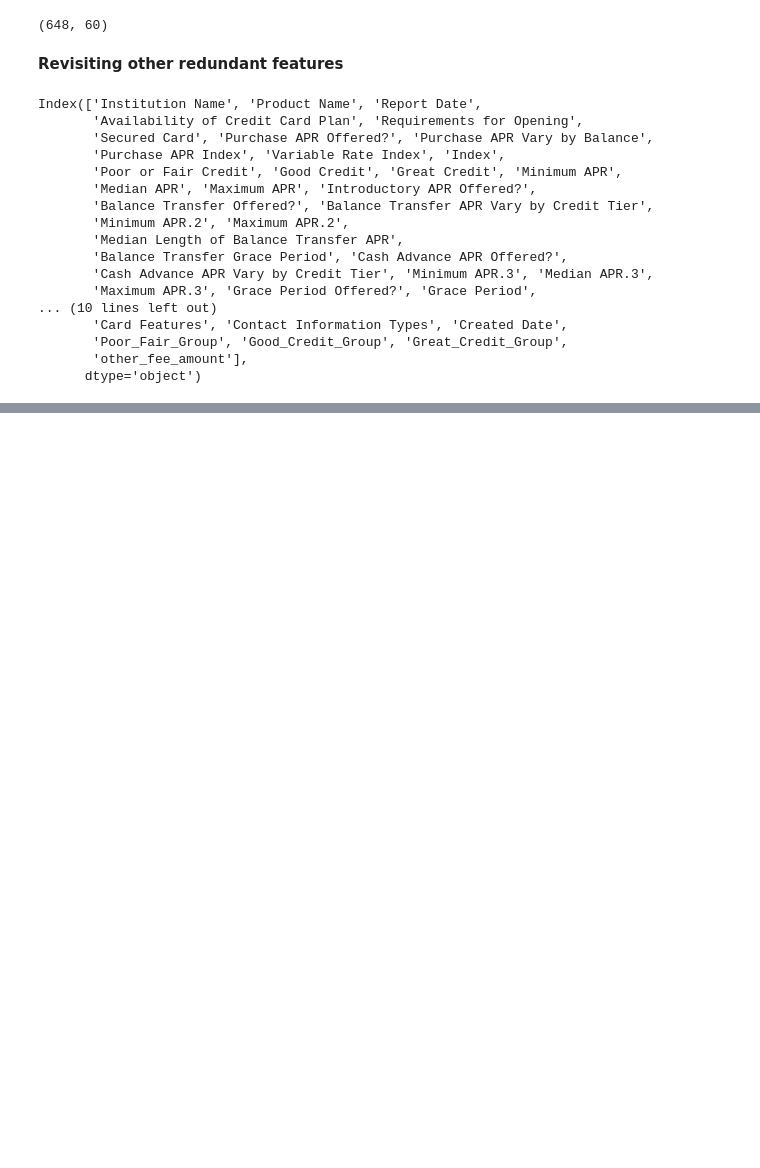
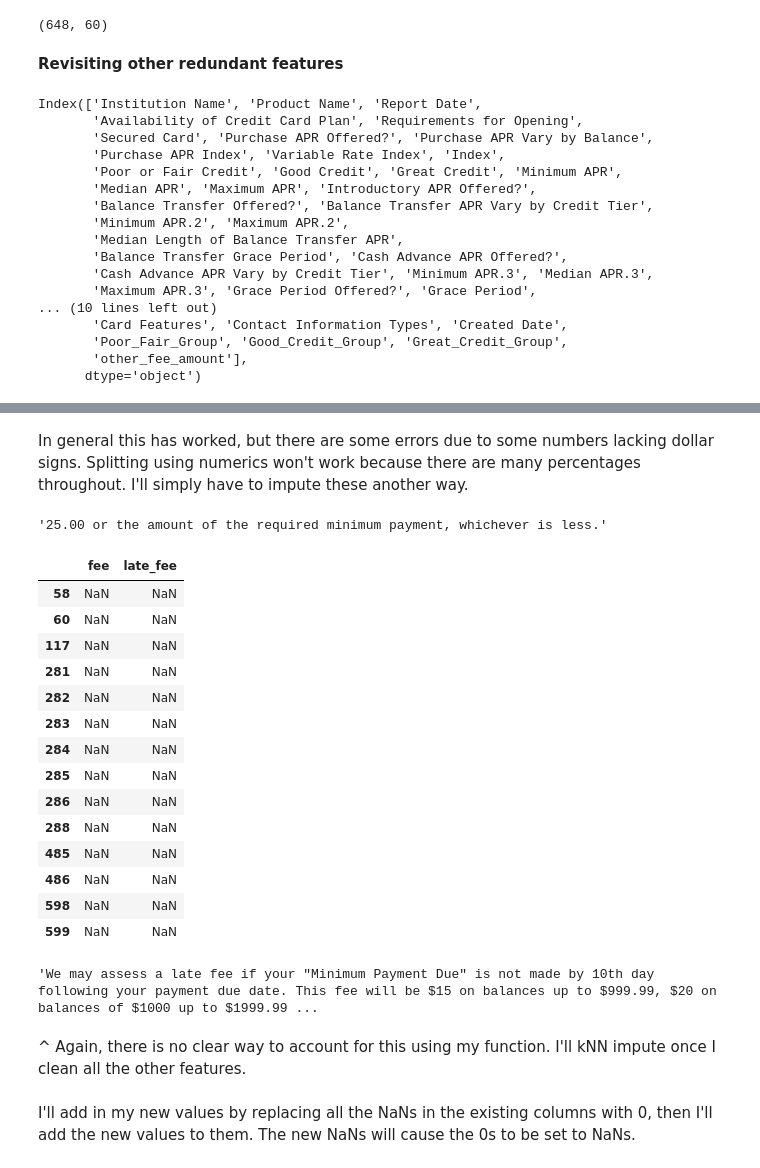
Before and after one commit to DanielGroneberg/TOP_project, a Jupyter notebook: code/01.ipynb, the cells around one changed output, grey strips where cells are left out. Cells and saved outputs as stored; diff of their text form; code cells hidden in the pictures; blank space fills up the shorter version.

```diff
--- a/code/01.ipynb
+++ b/code/01.ipynb
@@ -789,0 +1001,3 @@ Index(['Institution Name', 'Product Name', 'Report Date',
+# %%
+policy_index = df[(df['Amount (Dollars) - Late Payment Fee'].isna() == True)
+   & (df['Late Fee Policy Details'].notna())].index
@@ -789,0 +1022,32 @@ Index(['Institution Name', 'Product Name', 'Report Date',
+# %%
+def fee_imputer():
+    fees_df = pd.DataFrame(index=range(len(df)), columns=['fee', 'late_fee'])
+    for i in range(len(df)):
+        if i in policy_index:
+            policy = df['Late Fee Policy Details'][i].split('$')[1:]
+            temp_df = pd.DataFrame(index=[i], columns=['fee', 'late_fee'])
+
+            if len(policy) == 2:
+                policy[0] = policy[0].replace(',', '').strip('.').split('.')[0].split(' ')[0]
+                policy[1] = policy[1].replace(',', '').strip('.').split('.')[0].split(' ')[0]
+
+                temp_df['fee'] = int(policy[0])
+                temp_df['late_fee'] = int(policy[1])
+
+                if policy[0] == policy[1]:
+                    temp_df['late_fee'] = 0
+
+                fees_df.loc[i] = temp_df.loc[i]
+
+            elif len(policy) == 1:
+                policy[0] = policy[0].replace(',', '').strip('.').split('.')[0].split(' ')[0]
+                temp_df['fee'] = int(policy[0])
+                temp_df['late_fee'] = 0
+
+                fees_df.loc[i] = temp_df.loc[i]
+        else:
+            fees_df.loc[i] = [0, 0]
+    return fees_df
+
+result = fee_imputer()
+result
@@ -789,0 +1084,32 @@ Index(['Institution Name', 'Product Name', 'Report Date',
+# %% [markdown]
+In general this has worked, but there are some errors due to some numbers lacking dollar signs. Splitting using numerics won't work because there are many percentages throughout. I'll simply have to impute these another way.
+# %%
+df['Late Fee Policy Details'][599]
+# %% [output]
+'25.00 or the amount of the required minimum payment, whichever is less.'
+# %%
+result[result['fee'].isna() == True]
+# %% [output]
+|  | fee | late_fee |
+| 58 | NaN | NaN |
+| 60 | NaN | NaN |
+| 117 | NaN | NaN |
+| 281 | NaN | NaN |
+| 282 | NaN | NaN |
+| 283 | NaN | NaN |
+| 284 | NaN | NaN |
+| 285 | NaN | NaN |
+| 286 | NaN | NaN |
+| 288 | NaN | NaN |
+| 485 | NaN | NaN |
+| 486 | NaN | NaN |
+| 598 | NaN | NaN |
+| 599 | NaN | NaN |
+# %%
+df['Late Fee Policy Details'][58]
+# %% [output]
+'We may assess a late fee if your "Minimum Payment Due" is not made by 10th day following your payment due date. This fee will be $15 on balances up to $999.99, $20 on balances of $1000 up to $1999.99 ...
+# %% [markdown]
+^ Again, there is no clear way to account for this using my function. I'll kNN impute once I clean all the other features.
+# %% [markdown]
+I'll add in my new values by replacing all the NaNs in the existing columns with 0, then I'll add the new values to them. The new NaNs will cause the 0s to be set to NaNs.
```
Also changed, not shown: parts of 45 cells of this notebook.
